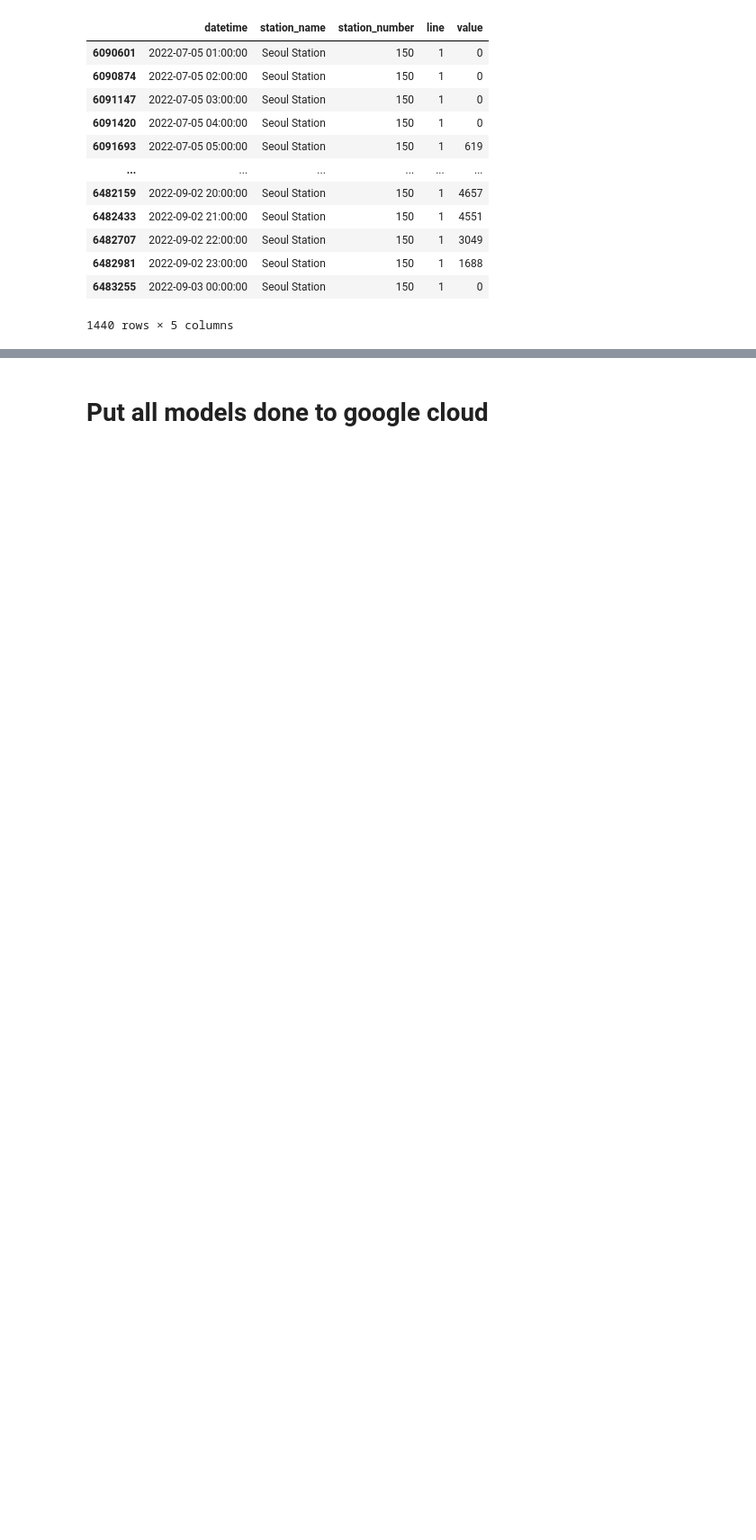
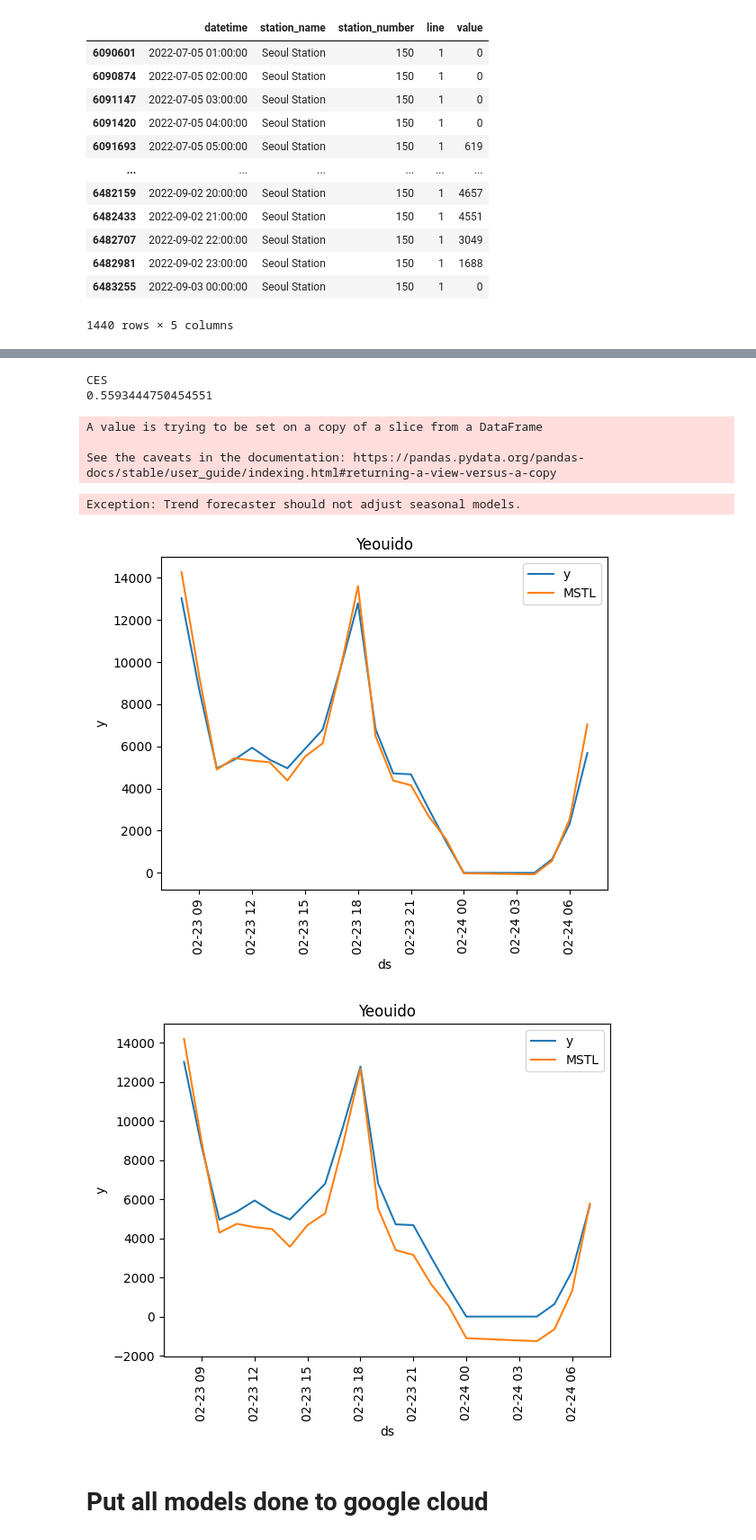
Before and after one commit to Arizona3000/metro_seoul, a Jupyter notebook: notebooks/nixtla_model.ipynb, the cells around one changed output, grey strips where cells are left out. Shown at 90% size. Cells and saved outputs as stored; diff of their text form; code cells hidden in the pictures; blank space fills up the shorter version.

```diff
--- a/notebooks/nixtla_model.ipynb
+++ b/notebooks/nixtla_model.ipynb
@@ -305,0 +433,42 @@ df[df['station_number']=='150']
+# %%
+for model in [AutoARIMA(), AutoCES(), AutoETS(), AutoTheta()]:
+
+    df_station = df[(df['station_name'] == 'Seoul Station'.strip()) & (df['line'] == int(1))]
+
+    df_model = df_station[['station_name', 'datetime', 'value']]
+    df_model.rename(columns={'station_name':'unique_id', 'datetime':'ds', 'value':'y'}, inplace=True)
+
+
+    #split data test train
+    train_size = int(len(df_model) * 0.9)
+    train, test = df_model.iloc[:train_size, :], df_model.iloc[train_size:, :]
+
+
+    y_test = test[['y']]
+    X_test = test.drop(columns='y')
+
+    models = [MSTL(
+        season_length=[24, 24 * 7, 24 * 7 * 2], # seasonalities of the time series  ##Ajouter 24*7*365,25
+        trend_forecaster=model
+    )]
+
+    sf = StatsForecast(
+        models=models,
+        df=train,
+        freq='H',
+        n_jobs=-1,
+        )
+
+    forecast = sf.forecast(df = train, h = 24)
+
+    to_plot = forecast.merge(test, on='ds', how='left')
+
+    fig, ax = plt.subplots()
+    sns.lineplot(to_plot, x='ds', y='y', ax=ax, label='y')
+    sns.lineplot(to_plot, x='ds', y='MSTL', ax=ax, label='MSTL')
+    plt.title(station)
+    plt.legend()
+    plt.xticks(rotation=90)
+    print(f'{model}')
+    print(mape(forecast['MSTL'].values, test.head(24)['y'].values))
+# %% [output]
@@ -306,3 +483,11 @@ df[df['station_number']=='150']
+CES
+0.5593444750454551
+A value is trying to be set on a copy of a slice from a DataFrame
+
+See the caveats in the documentation: https://pandas.pydata.org/pandas-docs/stable/user_guide/indexing.html#returning-a-view-versus-a-copy
+Exception: Trend forecaster should not adjust seasonal models.
+[figure, added]
+[figure, added]
 # %% [markdown]
 # Put all models done to google cloud
 # %%
```
Also changed, not shown: parts of 11 cells of this notebook, 1 other file.
